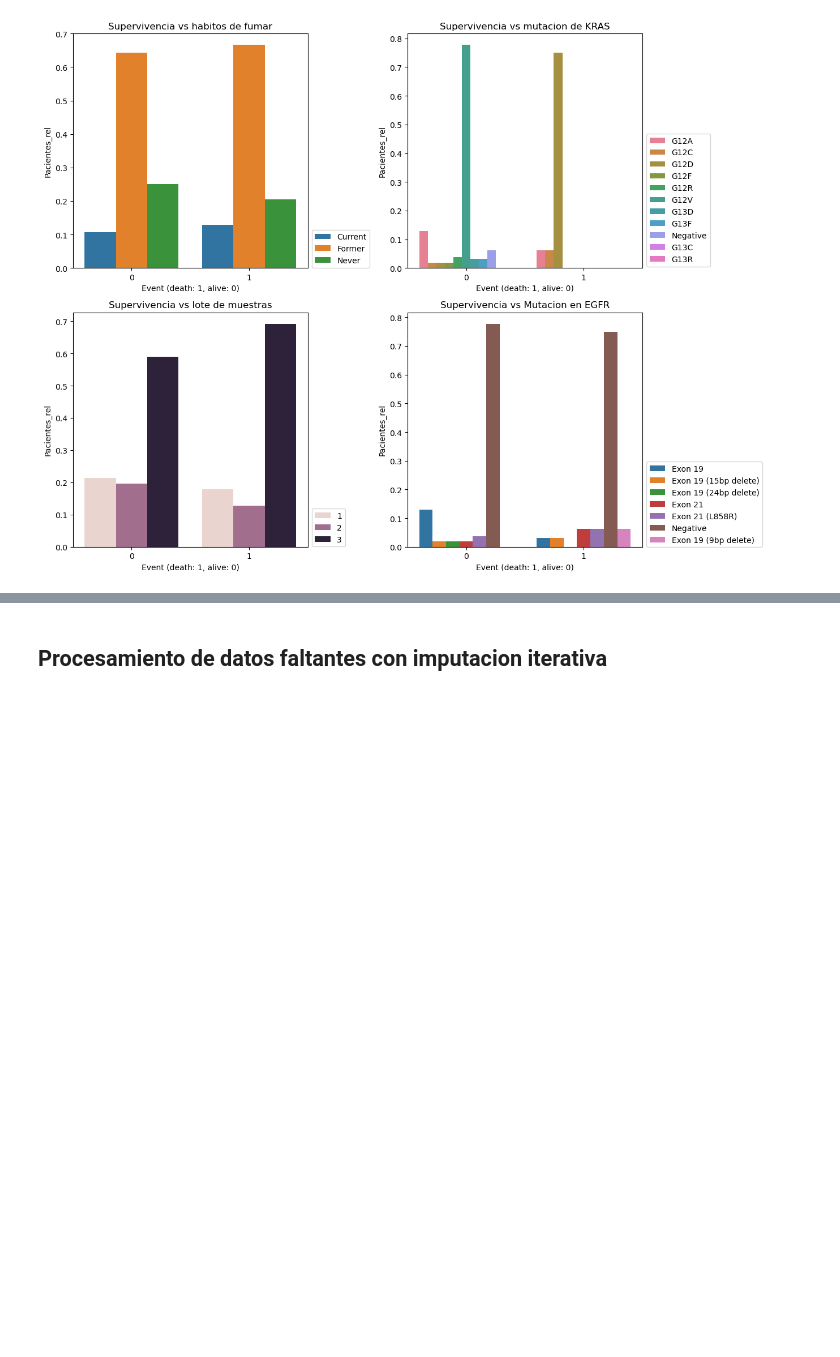
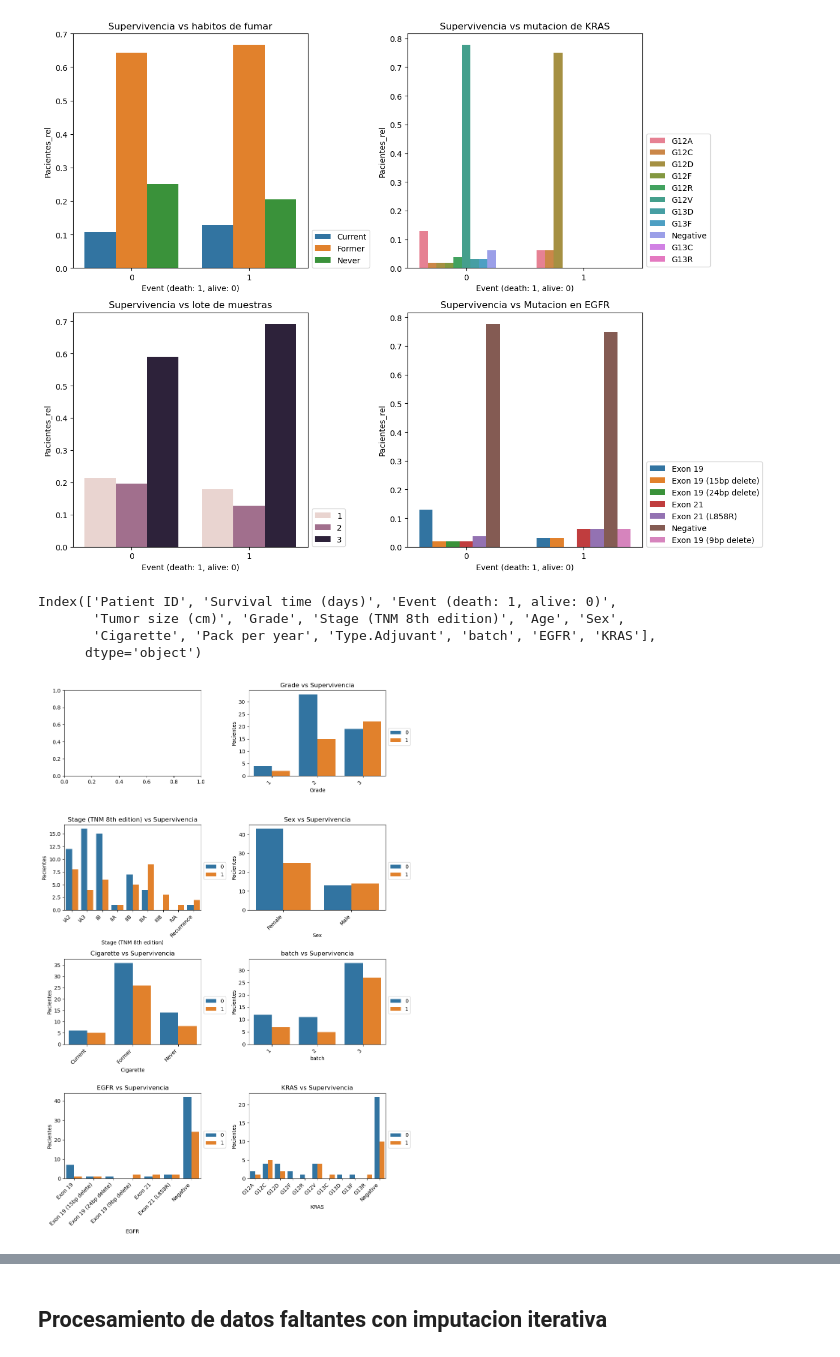
Before and after one commit to Alexis-martinezr/Machine-learning-biociencias, a Jupyter notebook: Predicción de tiempo de supervivencia al cancer con machine learning.ipynb, the cells around one changed output, grey strips where cells are left out. Saved outputs shown, nothing was run; the diff lists cells and outputs as text; code cells hidden in the pictures; blank space fills up the shorter version.

```diff
--- a/Predicción de tiempo de supervivencia al cancer con machine learning.ipynb
+++ b/Predicción de tiempo de supervivencia al cancer con machine learning.ipynb
@@ -242,3 +459,33 @@ plt.tight_layout()
 plt.show()
 # %% [output]
 [figure]
+# %%
+def graf2(x, n1,n2):
+    graf_2 = clinic.groupby([x, 'Event (death: 1, alive: 0)'])["Patient ID"].nunique().reset_index()
+    graf_2.rename(columns={"Patient ID": "Pacientes"}, inplace=True)
+
+    return (sns.barplot(data=graf_2, x=x, y="Pacientes", hue = 'Event (death: 1, alive: 0)', ax=axs[n1,n2]),
+    axs[n1,n2].legend(bbox_to_anchor=(1, 0.59), loc='upper left'),
+    axs[n1,n2].set_title(f'{x} vs Supervivencia'),
+    axs[n1,n2].set_xticklabels(axs[n1,n2].get_xticklabels(), rotation=45, ha='right'))
+# %%
+clinic.columns
+# %% [output]
+Index(['Patient ID', 'Survival time (days)', 'Event (death: 1, alive: 0)',
+       'Tumor size (cm)', 'Grade', 'Stage (TNM 8th edition)', 'Age', 'Sex',
+       'Cigarette', 'Pack per year', 'Type.Adjuvant', 'batch', 'EGFR', 'KRAS'],
+      dtype='object')
+# %%
+figure, axs = plt.subplots( 4,2, sharey=False, sharex=False, figsize=(10, 15))
+
+graf2('Grade', 0,1)
+graf2('Stage (TNM 8th edition)', 1,0)
+graf2('Sex', 1,1)
+graf2('Cigarette', 2,0)
+graf2('batch', 2,1)
+graf2('EGFR', 3,0)
+graf2('KRAS', 3,1)
+plt.tight_layout()
+plt.show()
+# %% [output]
+[figure, added]
```
Also changed, not shown: parts of 99 cells of this notebook, 1 other file.
